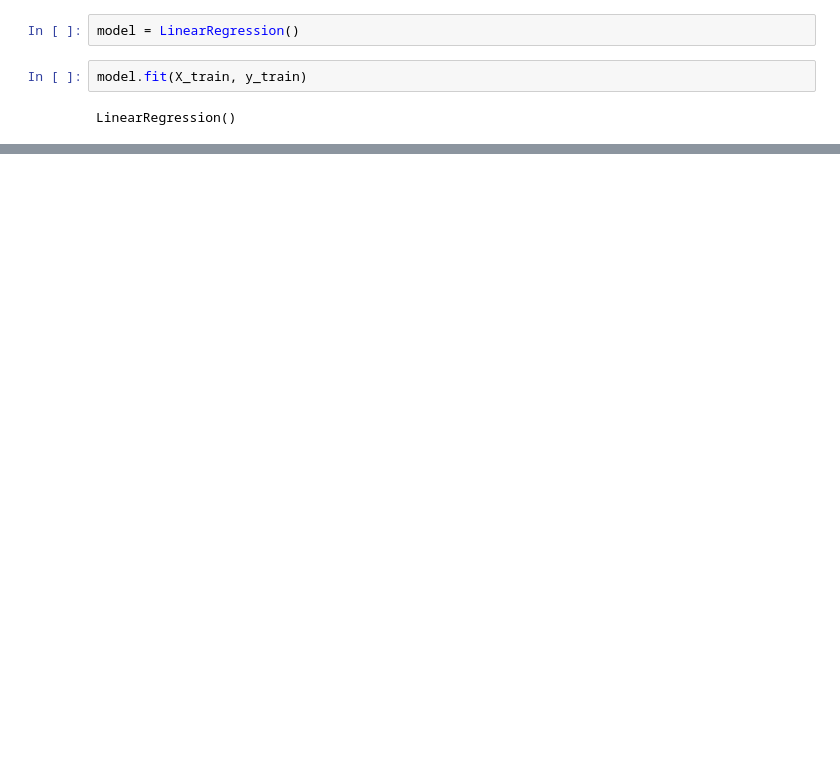
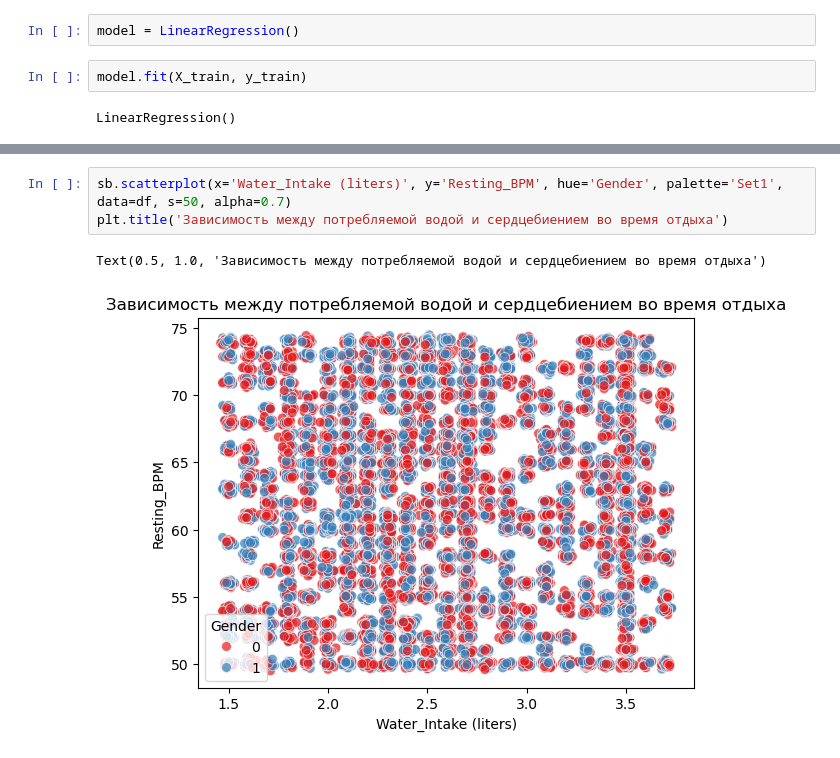
Before and after one commit to romanjfgirggu/MachineLearning, a Jupyter notebook: Проект №1/Код/ML.ipynb, the cells around one changed output, grey strips where cells are left out. Cells and saved outputs as stored; diff of their text form; blank space fills up the shorter version.

```diff
--- a/Проект №1/Код/ML.ipynb
+++ b/Проект №1/Код/ML.ipynb
@@ -612,0 +833,6 @@ model.score(X_test, y_pred)
+# %%
+sb.scatterplot(x='Water_Intake (liters)', y='Resting_BPM', hue='Gender', palette='Set1', data=df, s=50, alpha=0.7)
+plt.title('Зависимость между потребляемой водой и сердцебиением во время отдыха')
+# %% [output]
+Text(0.5, 1.0, 'Зависимость между потребляемой водой и сердцебиением во время отдыха')
+[figure, added]
```
Also changed, not shown: parts of 84 cells of this notebook.
